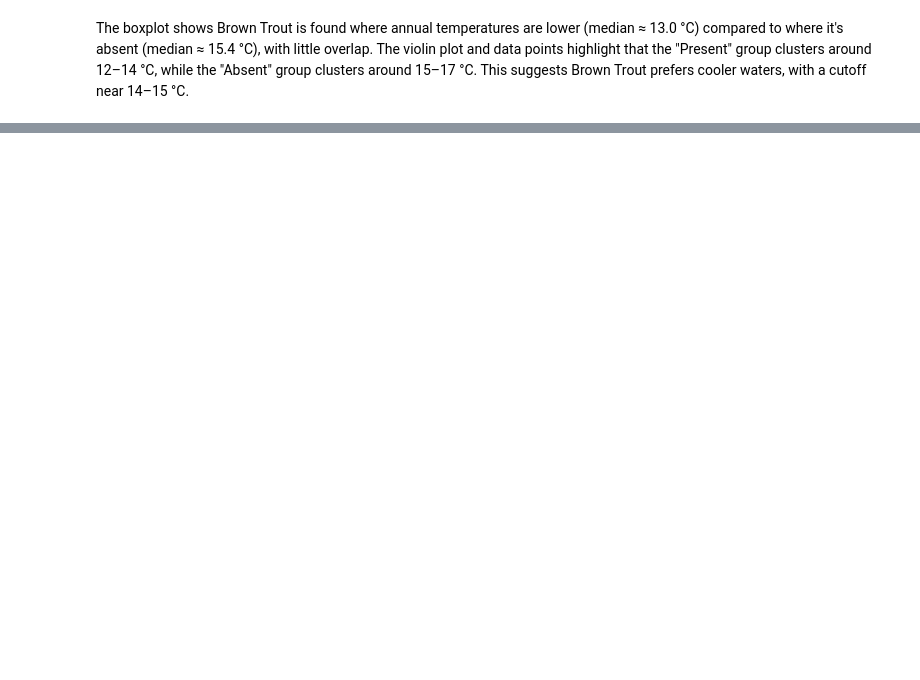
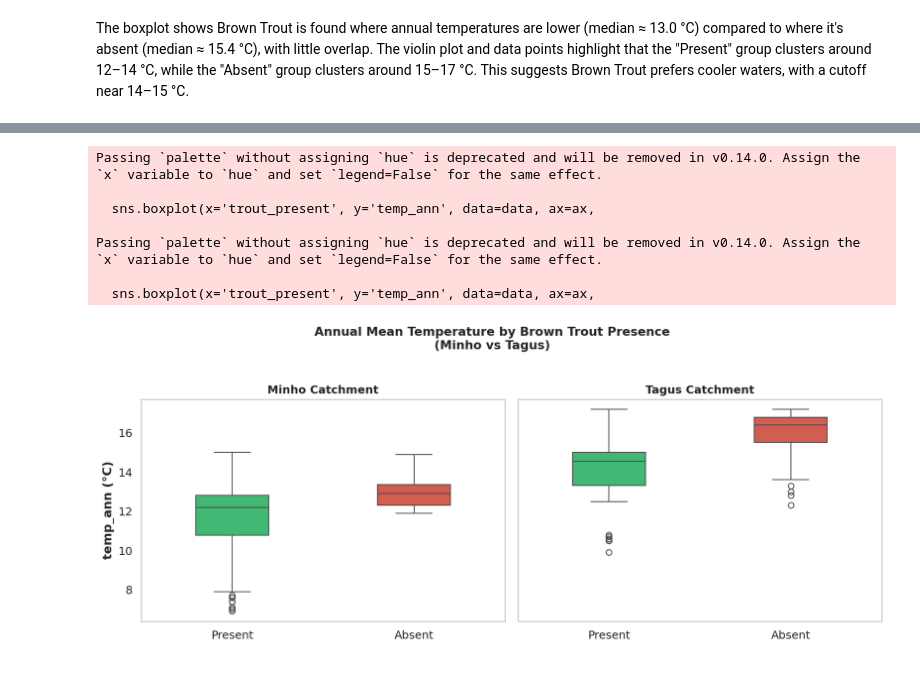
Before and after one commit to dgonzales1222/greends_avcad_exercises, a Jupyter notebook: exercise_04/avcad_exer04_dgonzales.ipynb, the cells around one changed output, grey strips where cells are left out. Drawn from its saved outputs; the diff is of its cells as text; code cells hidden in the pictures; blank space fills up the shorter version.

```diff
--- a/exercise_04/avcad_exer04_dgonzales.ipynb
+++ b/exercise_04/avcad_exer04_dgonzales.ipynb
@@ -139,0 +142,13 @@ The boxplot shows Brown Trout is found where annual temperatures are lower (medi
+# %%
+df_minho = df2[df2['Catchment_name'] == 'Minho'].copy()
+df_tejo = df2[df2['Catchment_name'] == 'Tejo'].copy()
+
+print("Minho catchment:")
+print(f"  Total sites: {len(df_minho)}")
+print(f"  Trout present: {(df_minho['trout_present'] == 'Present').sum()}")
+print(f"  Trout absent:  {(df_minho['trout_present'] == 'Absent').sum()}")
+print()
+print("Tejo (Tagus) catchment:")
+print(f"  Total sites: {len(df_tejo)}")
+print(f"  Trout present: {(df_tejo['trout_present'] == 'Present').sum()}")
+print(f"  Trout absent:  {(df_tejo['trout_present'] == 'Absent').sum()}")
@@ -139,0 +165,24 @@ The boxplot shows Brown Trout is found where annual temperatures are lower (medi
+# %%
+fig, axes = plt.subplots(1, 2, figsize=(12, 5), sharey=True)
+
+for ax, (name, data) in zip(axes, [('Minho', df_minho), ('Tagus', df_tejo)]):
+    sns.boxplot(x='trout_present', y='temp_ann', data=data, ax=ax,
+                palette={'Present': '#2ecc71', 'Absent': '#e74c3c'},
+                order=['Present', 'Absent'], width=0.4)
+    ax.set_title(f"{name} Catchment", fontsize=12)
+    ax.set_xlabel(" ")
+    ax.set_ylabel("temp_ann (°C)" if ax == axes[0] else "")
+    ax.grid(False)
+
+fig.suptitle("Annual Mean Temperature by Brown Trout Presence\n(Minho vs Tagus)", fontsize=13, fontweight='bold', y=1.02)
+plt.tight_layout()
+plt.show()
+# %% [output]
+Passing `palette` without assigning `hue` is deprecated and will be removed in v0.14.0. Assign the `x` variable to `hue` and set `legend=False` for the same effect.
+
+  sns.boxplot(x='trout_present', y='temp_ann', data=data, ax=ax,
+
+Passing `palette` without assigning `hue` is deprecated and will be removed in v0.14.0. Assign the `x` variable to `hue` and set `legend=False` for the same effect.
+
+  sns.boxplot(x='trout_present', y='temp_ann', data=data, ax=ax,
+[figure, added]
```
Also changed, not shown: parts of 5 cells of this notebook.
